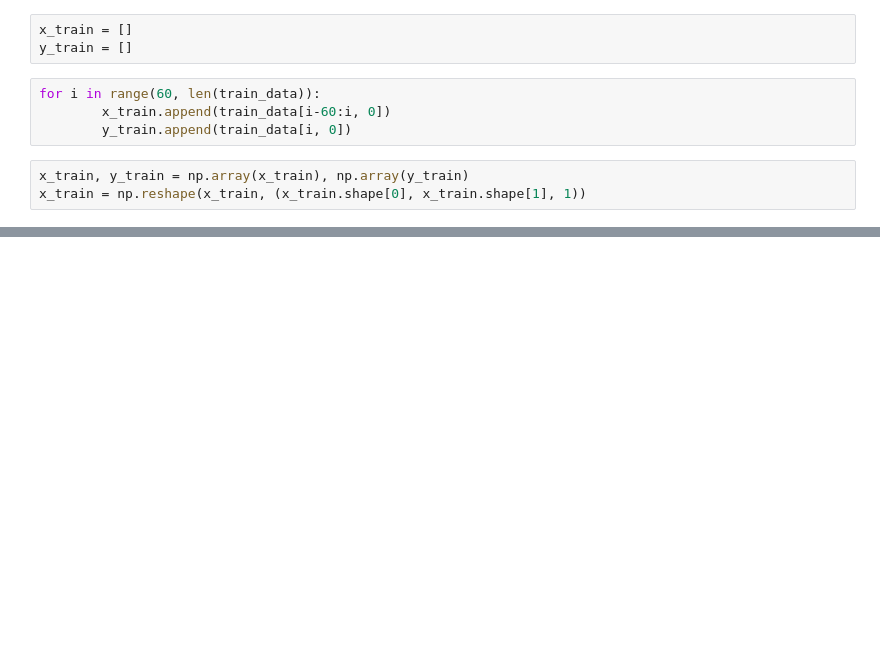
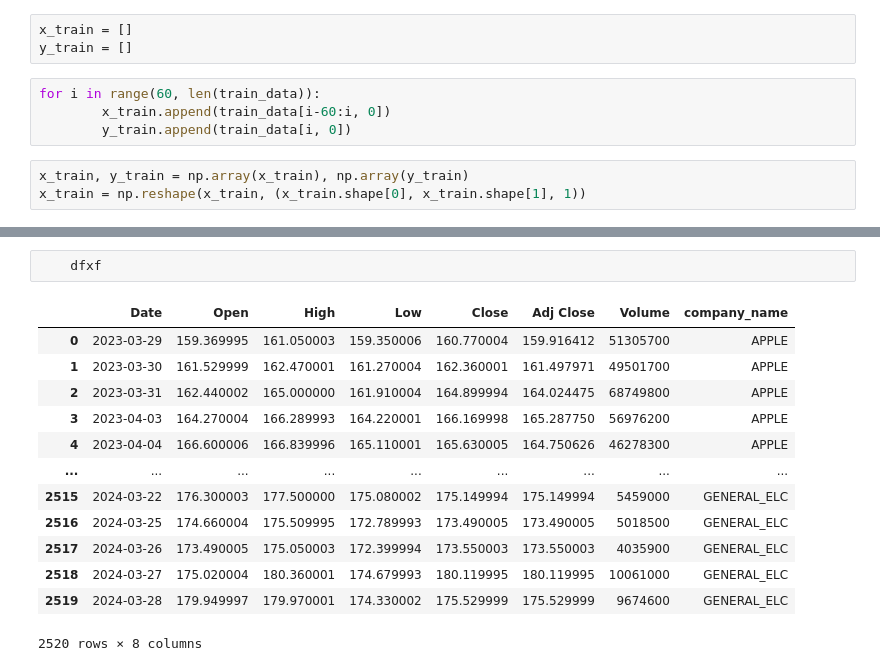
Before and after one commit to csci595-research-lit-spring-2024/595-class-project-spring-2024-Sridhar29Ch, a Jupyter notebook: notebooks/trans_10min.ipynb, the cells around one changed output, grey strips where cells are left out. Saved outputs shown, nothing was run; the diff lists cells and outputs as text; blank space fills up the shorter version.

```diff
--- a/notebooks/trans_10min.ipynb
+++ b/notebooks/trans_10min.ipynb
@@ -172,0 +448,16 @@ df_app
+# %%
+    dfxf
+# %% [output]
+|  | Date | Open | High | Low | Close | Adj Close | Volume | company_name |
+| 0 | 2023-03-29 | 159.369995 | 161.050003 | 159.350006 | 160.770004 | 159.916412 | 51305700 | APPLE |
+| 1 | 2023-03-30 | 161.529999 | 162.470001 | 161.270004 | 162.360001 | 161.497971 | 49501700 | APPLE |
+| 2 | 2023-03-31 | 162.440002 | 165.000000 | 161.910004 | 164.899994 | 164.024475 | 68749800 | APPLE |
+| 3 | 2023-04-03 | 164.270004 | 166.289993 | 164.220001 | 166.169998 | 165.287750 | 56976200 | APPLE |
+| 4 | 2023-04-04 | 166.600006 | 166.839996 | 165.110001 | 165.630005 | 164.750626 | 46278300 | APPLE |
+| ... | ... | ... | ... | ... | ... | ... | ... | ... |
+| 2515 | 2024-03-22 | 176.300003 | 177.500000 | 175.080002 | 175.149994 | 175.149994 | 5459000 | GENERAL_ELC |
+| 2516 | 2024-03-25 | 174.660004 | 175.509995 | 172.789993 | 173.490005 | 173.490005 | 5018500 | GENERAL_ELC |
+| 2517 | 2024-03-26 | 173.490005 | 175.050003 | 172.399994 | 173.550003 | 173.550003 | 4035900 | GENERAL_ELC |
+| 2518 | 2024-03-27 | 175.020004 | 180.360001 | 174.679993 | 180.119995 | 180.119995 | 10061000 | GENERAL_ELC |
+| 2519 | 2024-03-28 | 179.949997 | 179.970001 | 174.330002 | 175.529999 | 175.529999 | 9674600 | GENERAL_ELC |
+2520 rows × 8 columns
```
Also changed, not shown: parts of 94 cells of this notebook, 2 other files.
